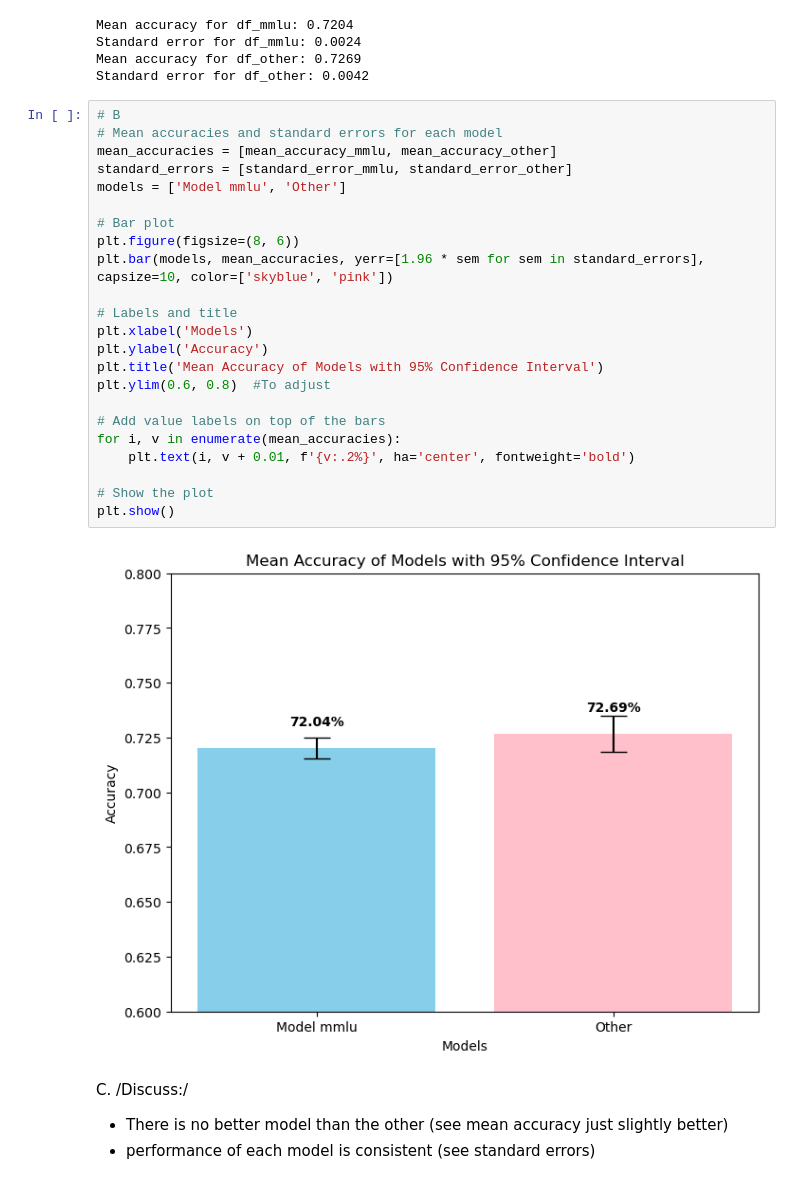
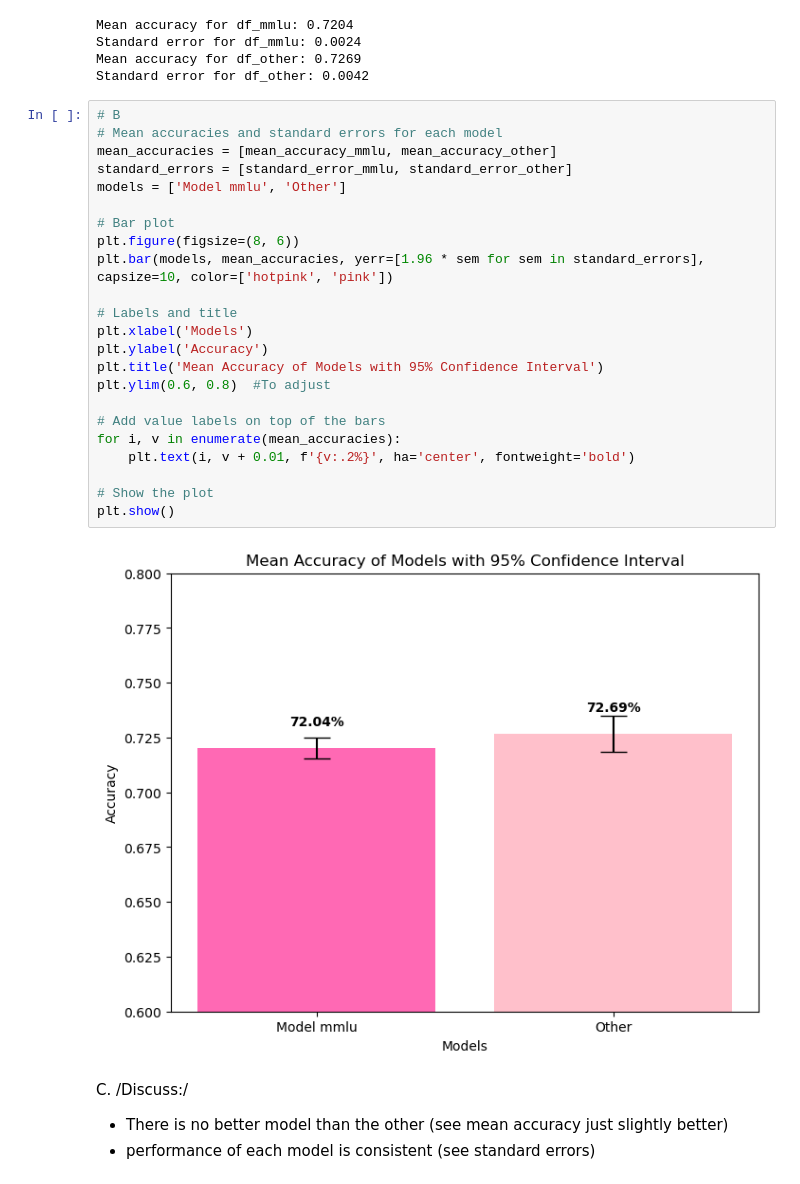
Before and after one commit to luciehmct/ADA2024, a Jupyter notebook: Homework/01_PROJECT_NEUTRALITY/analysis.ipynb, the cells around one changed output. Cells and saved outputs as stored; diff of their text form.

```diff
--- a/Homework/01_PROJECT_NEUTRALITY/analysis.ipynb
+++ b/Homework/01_PROJECT_NEUTRALITY/analysis.ipynb
@@ -549,28 +549,28 @@ Standard error for df_other: 0.0042
 # %%
 # B
 # Mean accuracies and standard errors for each model
 mean_accuracies = [mean_accuracy_mmlu, mean_accuracy_other]
 standard_errors = [standard_error_mmlu, standard_error_other]
 models = ['Model mmlu', 'Other']
 
 # Bar plot
 plt.figure(figsize=(8, 6))
-plt.bar(models, mean_accuracies, yerr=[1.96 * sem for sem in standard_errors], capsize=10, color=['skyblue', 'pink'])
+plt.bar(models, mean_accuracies, yerr=[1.96 * sem for sem in standard_errors], capsize=10, color=['hotpink', 'pink'])
 
 # Labels and title
 plt.xlabel('Models')
 plt.ylabel('Accuracy')
 plt.title('Mean Accuracy of Models with 95% Confidence Interval')
 plt.ylim(0.6, 0.8)  #To adjust
 
 # Add value labels on top of the bars
 for i, v in enumerate(mean_accuracies):
     plt.text(i, v + 0.01, f'{v:.2%}', ha='center', fontweight='bold')
 
 # Show the plot
 plt.show()
 # %% [output]
-[figure, old version]
+[figure, new version]
 # %% [markdown]
 C. /Discuss:/
 
```
Also changed, not shown: parts of 6 cells of this notebook.
